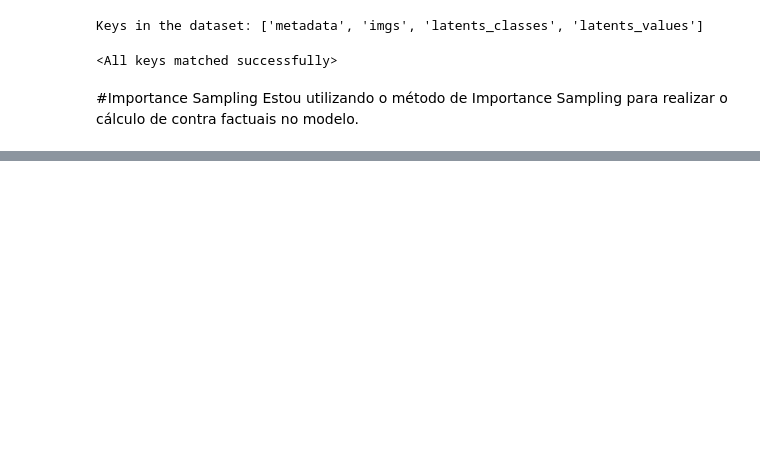
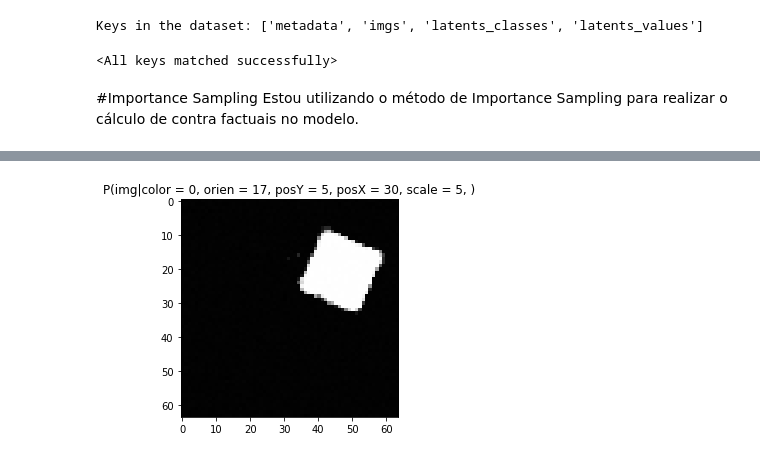
Before and after one commit to GiovaniValdrighi/inferencia_causal, a Jupyter notebook: vae/scm_counterfactual.ipynb, the cells around one changed output, grey strips where cells are left out. Cells and saved outputs as stored; diff of their text form; code cells hidden in the pictures; blank space fills up the shorter version.

```diff
--- a/vae/scm_counterfactual.ipynb
+++ b/vae/scm_counterfactual.ipynb
@@ -502,8 +242,0 @@ def svi_calculate(scm, datacond, lr, betas, n_steps):
-# %%
-scm = SCM_test(vae)
-data = {'shape': tensor([1.]),
-        'scale': tensor([3.]),
-        'orien': tensor([0.]),
-        'posX': tensor([0.]),
-        'posY': tensor([0.])}
-svi_calculate(scm, data, 0.08, [0.1, 0.99], 1000)
@@ -593,0 +243,9 @@ The image sampled was:
+# %%
+obs_data = {'color': tensor([1.]),
+            'orien': torch.nn.functional.one_hot(tensor(17), 40).to(torch.float32),
+            'posY': torch.nn.functional.one_hot(tensor(5), 32).to(torch.float32),
+            'posX': torch.nn.functional.one_hot(tensor(30), 32).to(torch.float32),
+            'scale': tensor([0., 0., 0., 0., 0., 1.])}
+scm.condition(obs_data, 1000)
+# %% [output]
+[figure, added]
```
Also changed, not shown: parts of 15 cells of this notebook.
